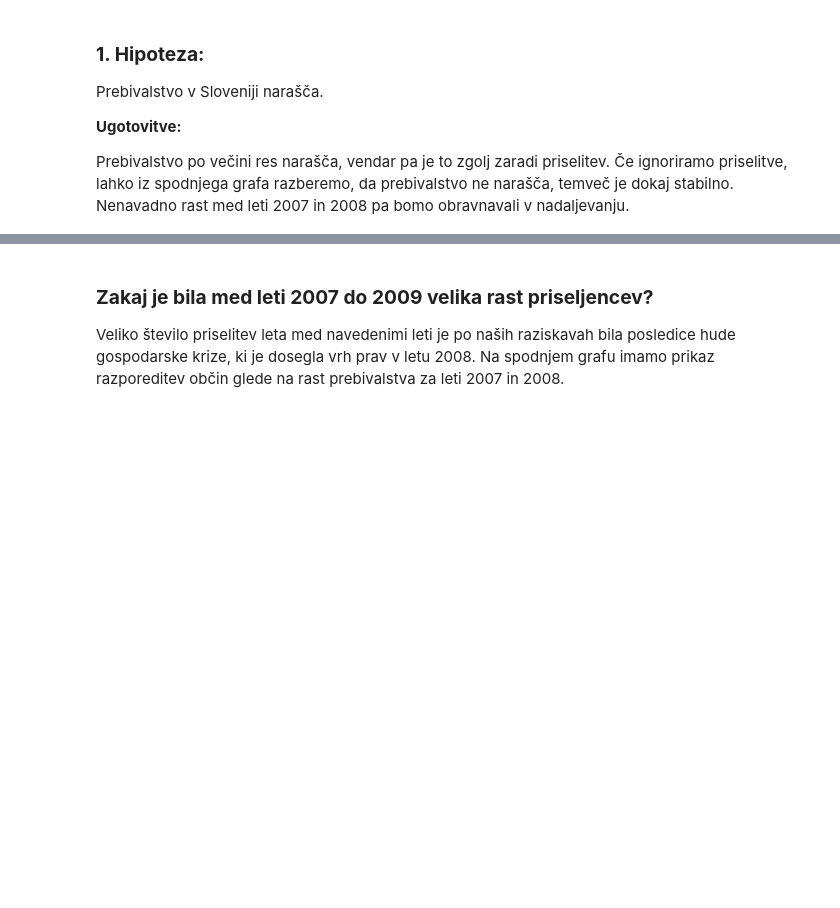
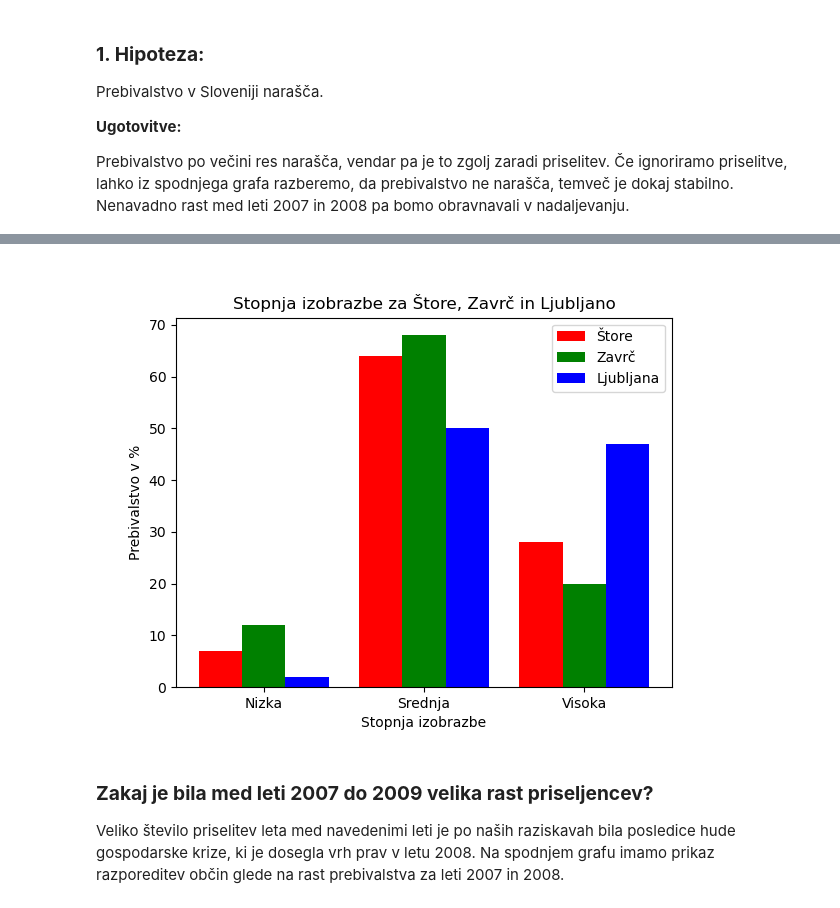
Before and after one commit to TilenMocnik/PR20TMJDLK, a Jupyter notebook: report.ipynb, the cells around one changed output, grey strips where cells are left out. Drawn from its saved outputs; the diff is of its cells as text; code cells hidden in the pictures; blank space fills up the shorter version.

```diff
--- a/report.ipynb
+++ b/report.ipynb
@@ -23,3 +21,8 @@ Za nekatere od zgoraj naštetih podatkov smo imeli na voljo celo več tabel, ven
+# %%
+from IPython.display import Image
+Image(filename='Graphs/izobrazba.png')
+# %% [output]
+[figure, added]
 # %% [markdown]
 <p><b><h3>Zakaj je bila med leti 2007 do 2009 velika rast priseljencev? </h3></b> Veliko število priselitev leta med navedenimi leti je po naših raziskavah bila posledice hude gospodarske krize, ki je dosegla vrh prav v letu 2008. Na spodnjem grafu imamo prikaz razporeditev občin glede na rast prebivalstva za leti 2007 in 2008.</p>
 # %% [markdown]
```
Also changed, not shown: parts of 1 cell of this notebook.
